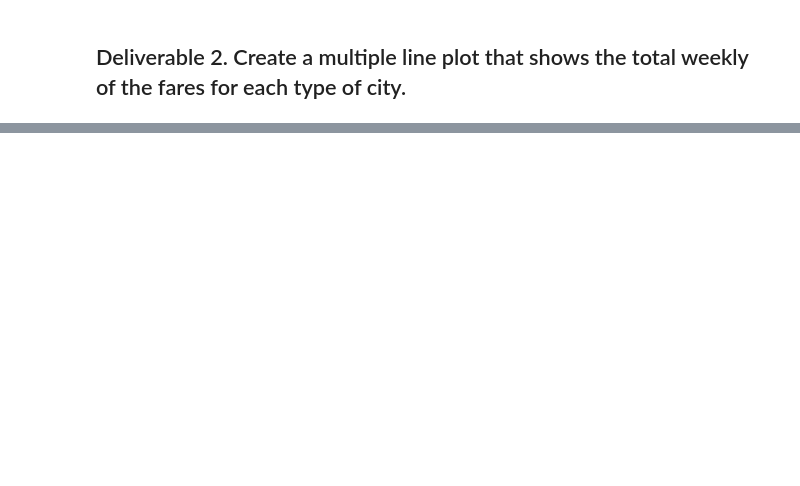
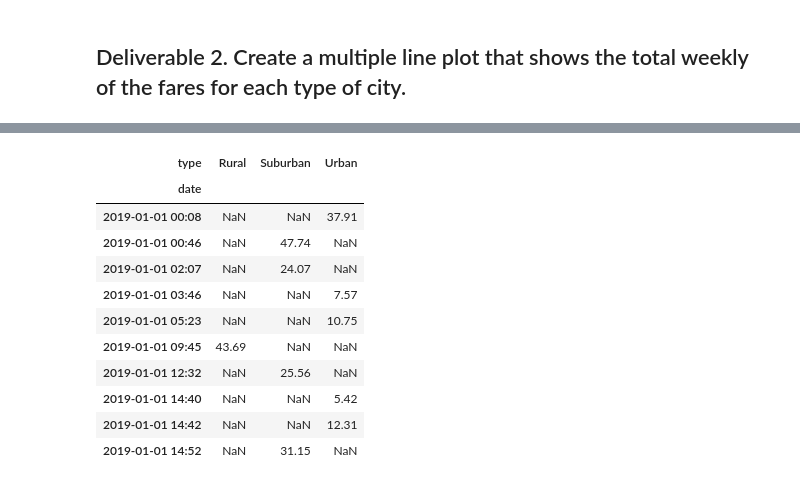
Before and after one commit to charlagarcia/PyBer_Analysis, a Jupyter notebook: PyBer_Challenge.ipynb, the cells around one changed output, grey strips where cells are left out. Saved outputs shown, nothing was run; the diff lists cells and outputs as text; code cells hidden in the pictures; blank space fills up the shorter version.

```diff
--- a/PyBer_Challenge.ipynb
+++ b/PyBer_Challenge.ipynb
@@ -120,5 +158,20 @@ pyber_summary_df["Average Fare per Ride"] = pyber_summary_df["Average Fare per R
 # %%
 # 4. Create a pivot table with the 'date' as the index, the columns ='type', and values='fare'
 # to get the total fares for each type of city by the date.
+fares_by_date_and_type_pivot = fares_by_date_and_type_df.pivot(index="date", columns="type", values="fare")
+fares_by_date_and_type_pivot.head(10)
+# %% [output]
+| type | Rural | Suburban | Urban |
+| date |  |  |  |
+| 2019-01-01 00:08 | NaN | NaN | 37.91 |
+| 2019-01-01 00:46 | NaN | 47.74 | NaN |
+| 2019-01-01 02:07 | NaN | 24.07 | NaN |
+| 2019-01-01 03:46 | NaN | NaN | 7.57 |
+| 2019-01-01 05:23 | NaN | NaN | 10.75 |
+| 2019-01-01 09:45 | 43.69 | NaN | NaN |
+| 2019-01-01 12:32 | NaN | 25.56 | NaN |
+| 2019-01-01 14:40 | NaN | NaN | 5.42 |
+| 2019-01-01 14:42 | NaN | NaN | 12.31 |
+| 2019-01-01 14:52 | NaN | 31.15 | NaN |
 # %%
 # 5. Create a new DataFrame from the pivot table DataFrame using loc on the given dates, '2019-01-01':'2019-04-29'.
```
Also changed, not shown: parts of 11 cells of this notebook, 2 other files.
